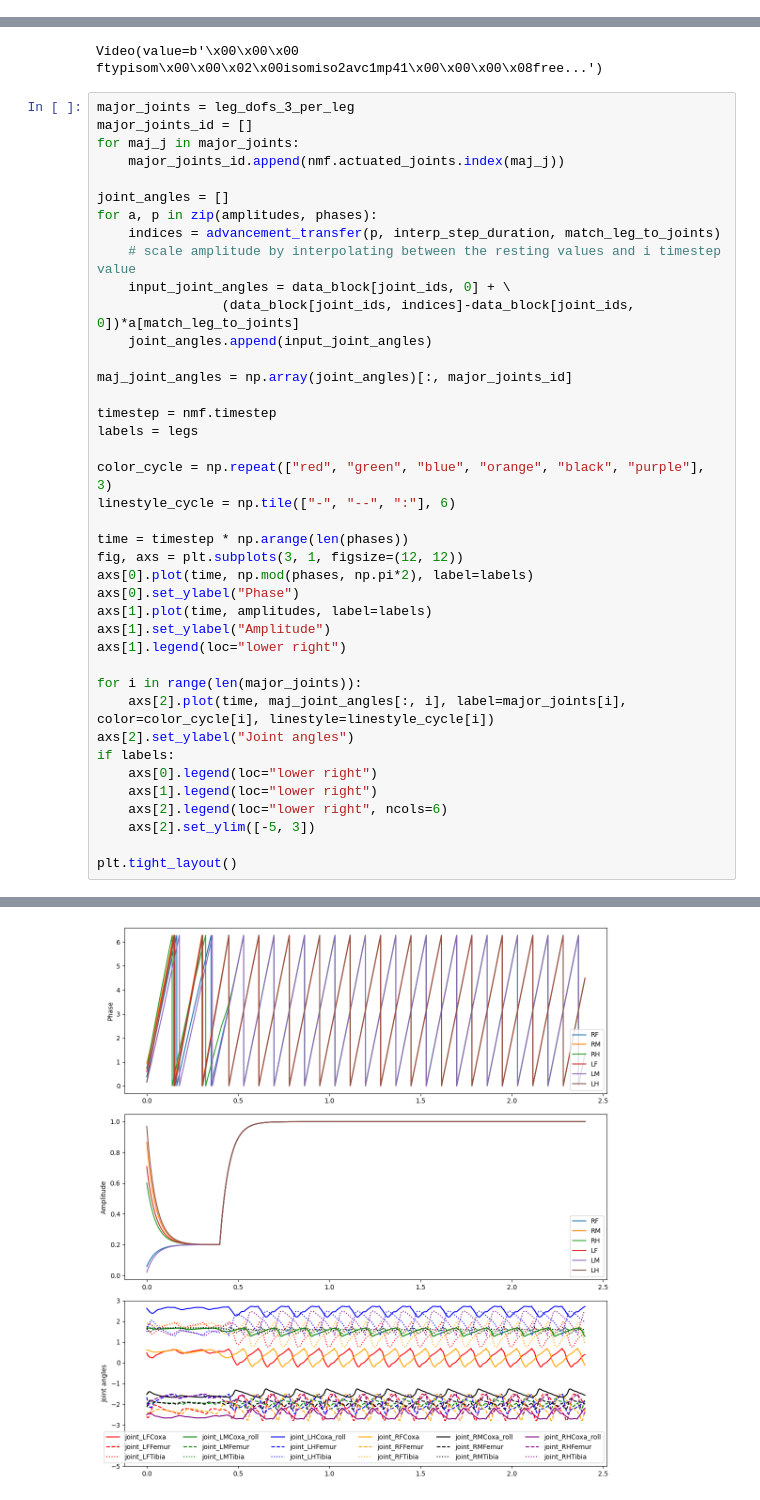
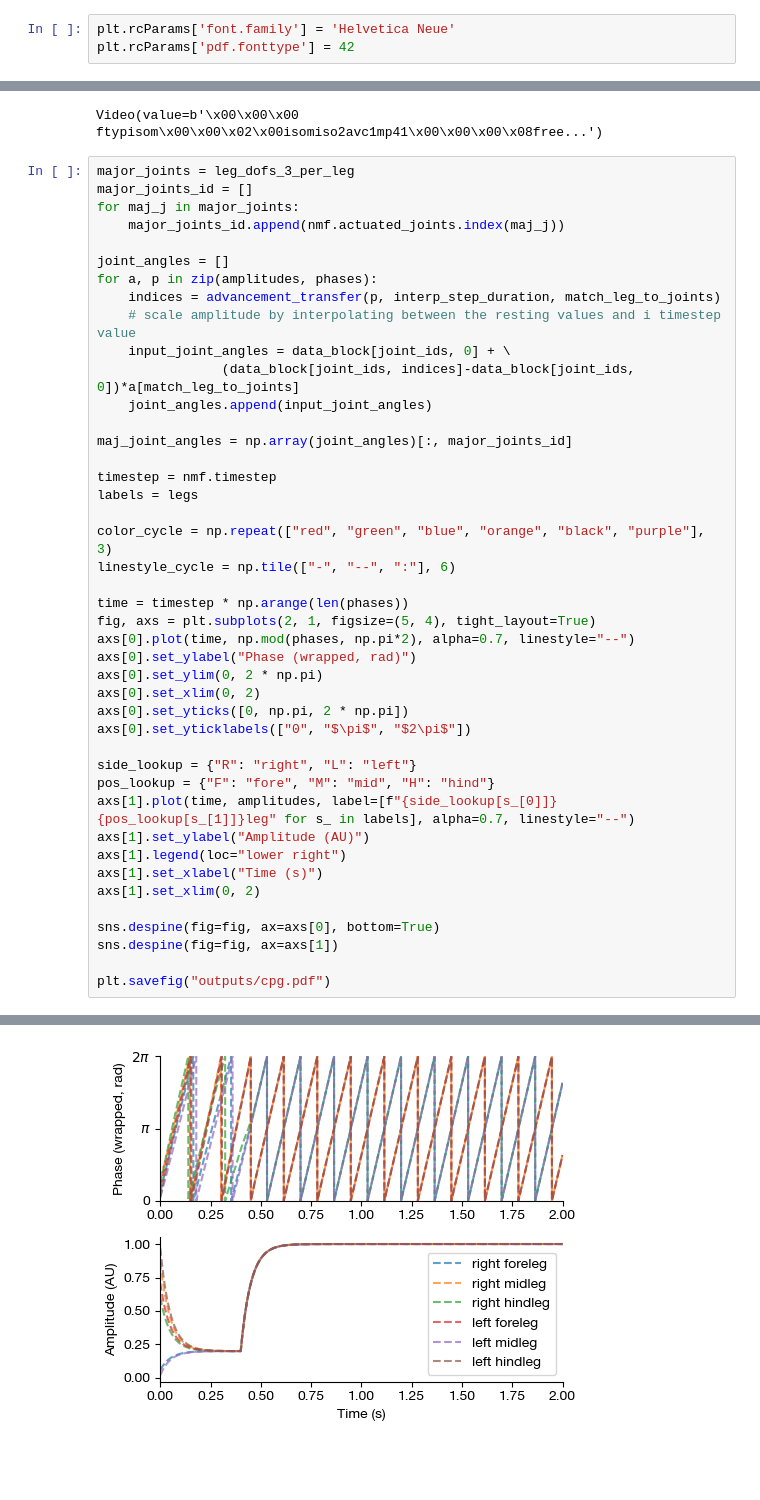
Before and after one commit to NeLy-EPFL/nmf2-paper, a Jupyter notebook: control_signal/CPG_control.ipynb, the cells around one changed output, grey strips where cells are left out. Cells and saved outputs as stored; diff of their text form; blank space fills up the shorter version.

Commit message:
figure for control signals

```diff
--- a/control_signal/CPG_control.ipynb
+++ b/control_signal/CPG_control.ipynb
@@ -28,6 +19,9 @@ from flygym.util.cpg_controller import (advancement_transfer, phase_oscillator,
                          phase_biases_tripod_measured, phase_biases_tripod_idealized,
                          phase_biases_ltetrapod_idealized, phase_biases_metachronal_idealized,
                          plot_phase_amp_output)
+# %%
+plt.rcParams['font.family'] = 'Helvetica Neue'
+plt.rcParams['pdf.fonttype'] = 42
 # %%
 # Initialize the simulation
 run_time = 2
@@ -219,21 +213,24 @@ color_cycle = np.repeat(["red", "green", "blue", "orange", "black", "purple"], 3
 linestyle_cycle = np.tile(["-", "--", ":"], 6)
 
 time = timestep * np.arange(len(phases))
-fig, axs = plt.subplots(3, 1, figsize=(12, 12))
-axs[0].plot(time, np.mod(phases, np.pi*2), label=labels)
-axs[0].set_ylabel("Phase")
-axs[1].plot(time, amplitudes, label=labels)
-axs[1].set_ylabel("Amplitude")
+fig, axs = plt.subplots(2, 1, figsize=(5, 4), tight_layout=True)
+axs[0].plot(time, np.mod(phases, np.pi*2), alpha=0.7, linestyle="--")
+axs[0].set_ylabel("Phase (wrapped, rad)")
+axs[0].set_ylim(0, 2 * np.pi)
+axs[0].set_xlim(0, 2)
+axs[0].set_yticks([0, np.pi, 2 * np.pi])
+axs[0].set_yticklabels(["0", "$\pi$", "$2\pi$"])
+
+side_lookup = {"R": "right", "L": "left"}
+pos_lookup = {"F": "fore", "M": "mid", "H": "hind"}
+axs[1].plot(time, amplitudes, label=[f"{side_lookup[s_[0]]} {pos_lookup[s_[1]]}leg" for s_ in labels], alpha=0.7, linestyle="--")
+axs[1].set_ylabel("Amplitude (AU)")
 axs[1].legend(loc="lower right")
+axs[1].set_xlabel("Time (s)")
+axs[1].set_xlim(0, 2)
 
-for i in range(len(major_joints)):
-    axs[2].plot(time, maj_joint_angles[:, i], label=major_joints[i], color=color_cycle[i], linestyle=linestyle_cycle[i])
-axs[2].set_ylabel("Joint angles")
-if labels:
-    axs[0].legend(loc="lower right")
-    axs[1].legend(loc="lower right")
-    axs[2].legend(loc="lower right", ncols=6)
-    axs[2].set_ylim([-5, 3])
+sns.despine(fig=fig, ax=axs[0], bottom=True)
+sns.despine(fig=fig, ax=axs[1])
 
-plt.tight_layout()
+plt.savefig("outputs/cpg.pdf")
 # %% [output]
@@ -240 +241 @@ plt.tight_layout()
-[figure, old version]
+[figure, new version]
```
Also changed, not shown: parts of 5 cells of this notebook, 2 other files.
